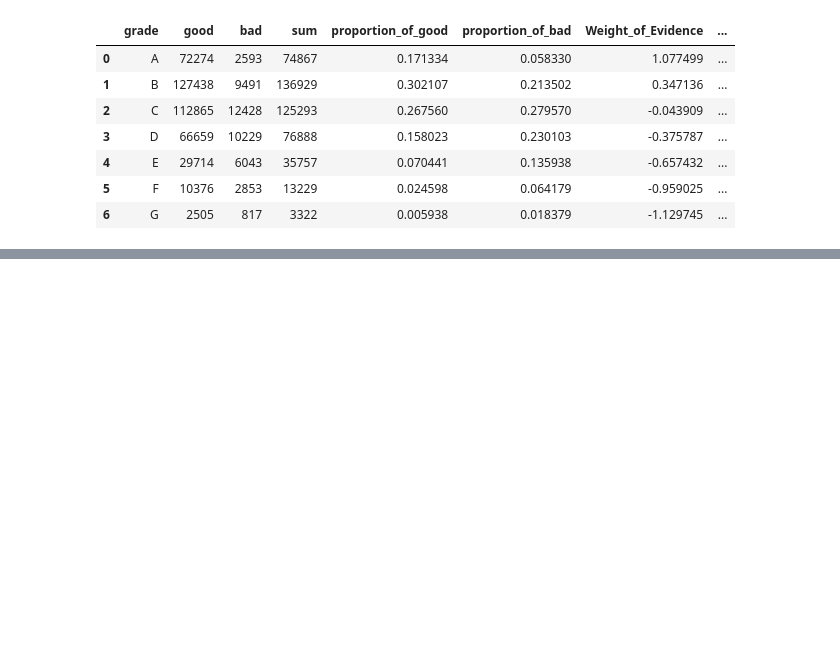
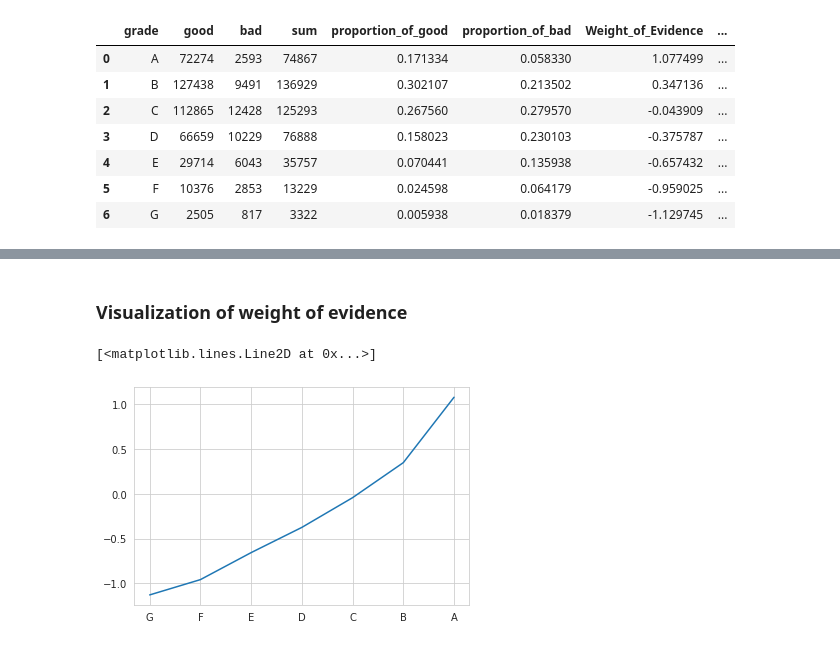
Before and after one commit to EmilSeyfullayev/Credit_Risk_Modeling_in_Python, a Jupyter notebook: General_processing.ipynb, the cells around one changed output, grey strips where cells are left out. Drawn from its saved outputs; the diff is of its cells as text; code cells hidden in the pictures; blank space fills up the shorter version.

```diff
--- a/General_processing.ipynb
+++ b/General_processing.ipynb
@@ -680,0 +712,13 @@ WoE_and_IV(df, 'purpose')
+# %% [markdown]
+### Visualization of weight of evidence
+# %%
+import matplotlib.pyplot as plt
+import seaborn as sns
+sns.set_style('whitegrid')
+# %%
+grade_df = WoE_and_IV(df, 'grade')
+# %%
+plt.plot(grade_df['grade'], grade_df['Weight_of_Evidence'])
+# %% [output]
+[<matplotlib.lines.Line2D at 0x...>]
+[figure, added]
```
Also changed, not shown: parts of 7 cells of this notebook.
